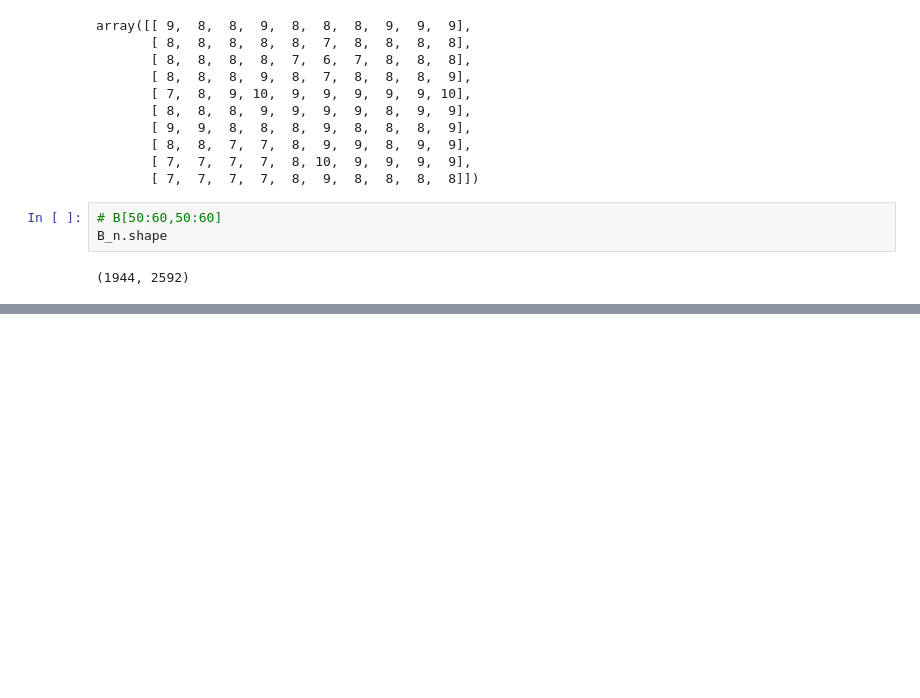
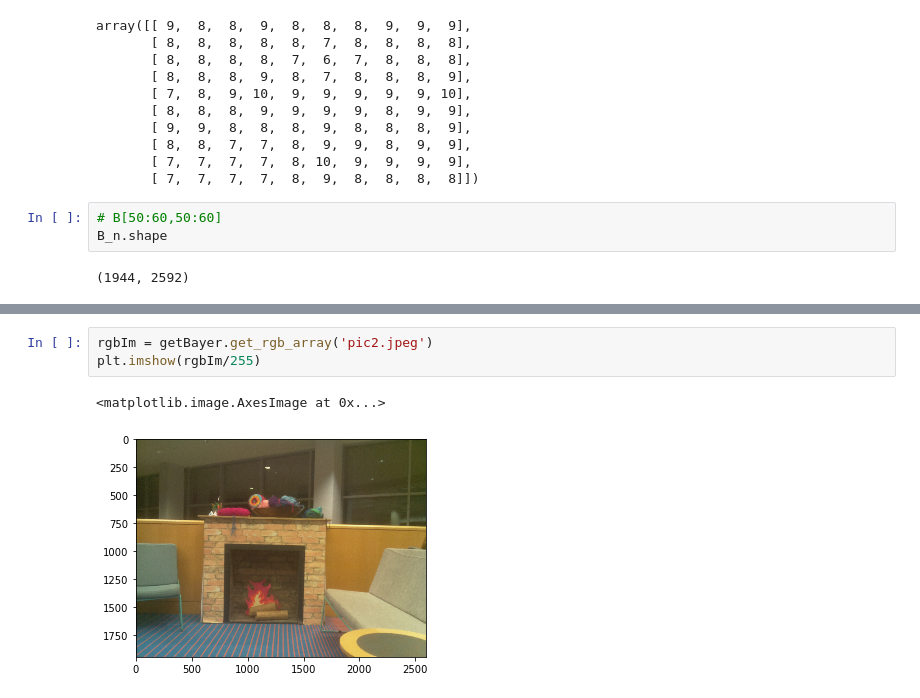
Before and after one commit to newsch/wonky-bobbin, a Jupyter notebook: DebayeringTests.ipynb, the cells around one changed output, grey strips where cells are left out. Cells and saved outputs as stored; diff of their text form; blank space fills up the shorter version.

```diff
--- a/DebayeringTests.ipynb
+++ b/DebayeringTests.ipynb
@@ -145,0 +151,6 @@ B_n.shape
+# %%
+rgbIm = getBayer.get_rgb_array('pic2.jpeg')
+plt.imshow(rgbIm/255)
+# %% [output]
+<matplotlib.image.AxesImage at 0x...>
+[figure, added]
```
Also changed, not shown: parts of 1 cell of this notebook.
